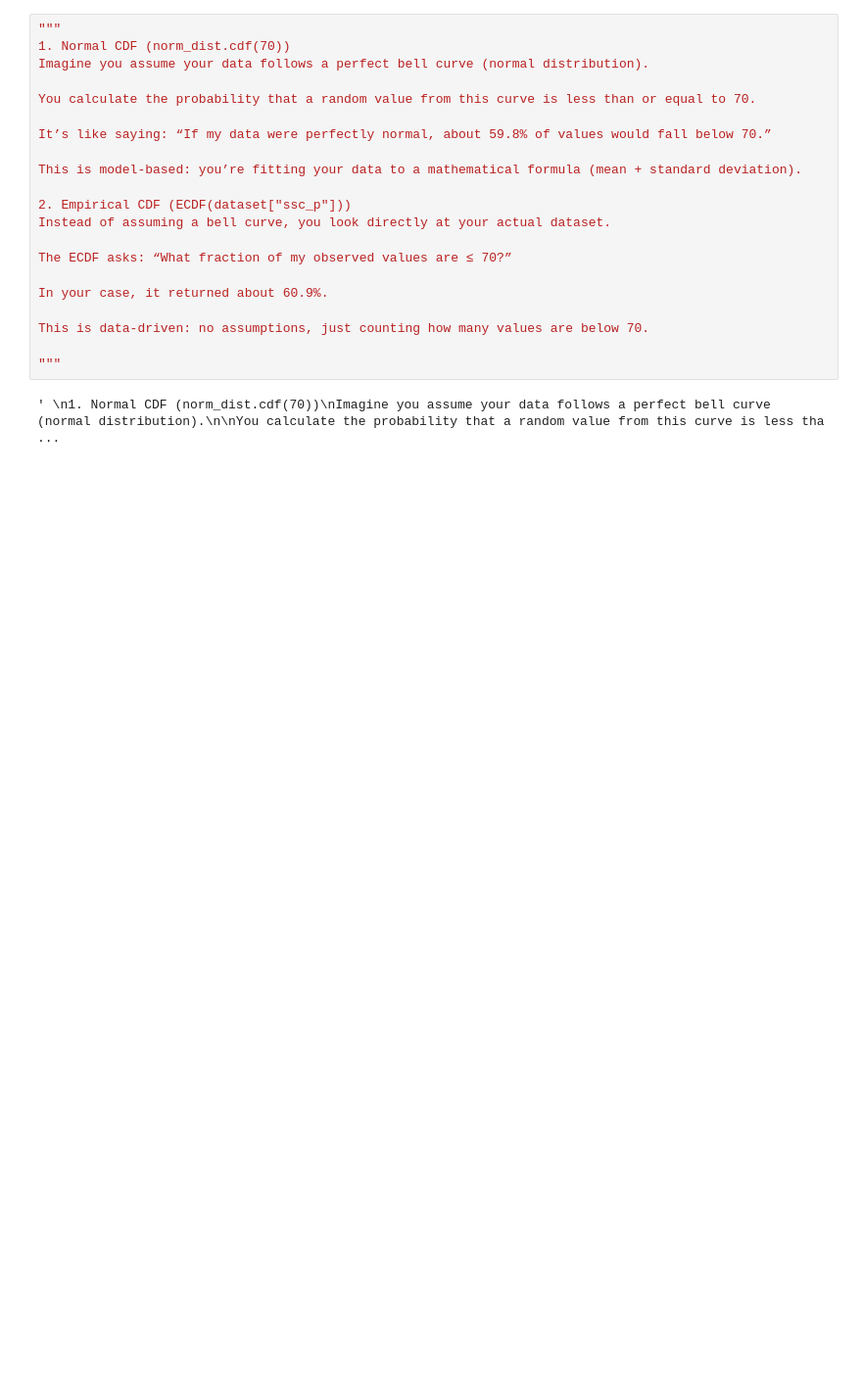
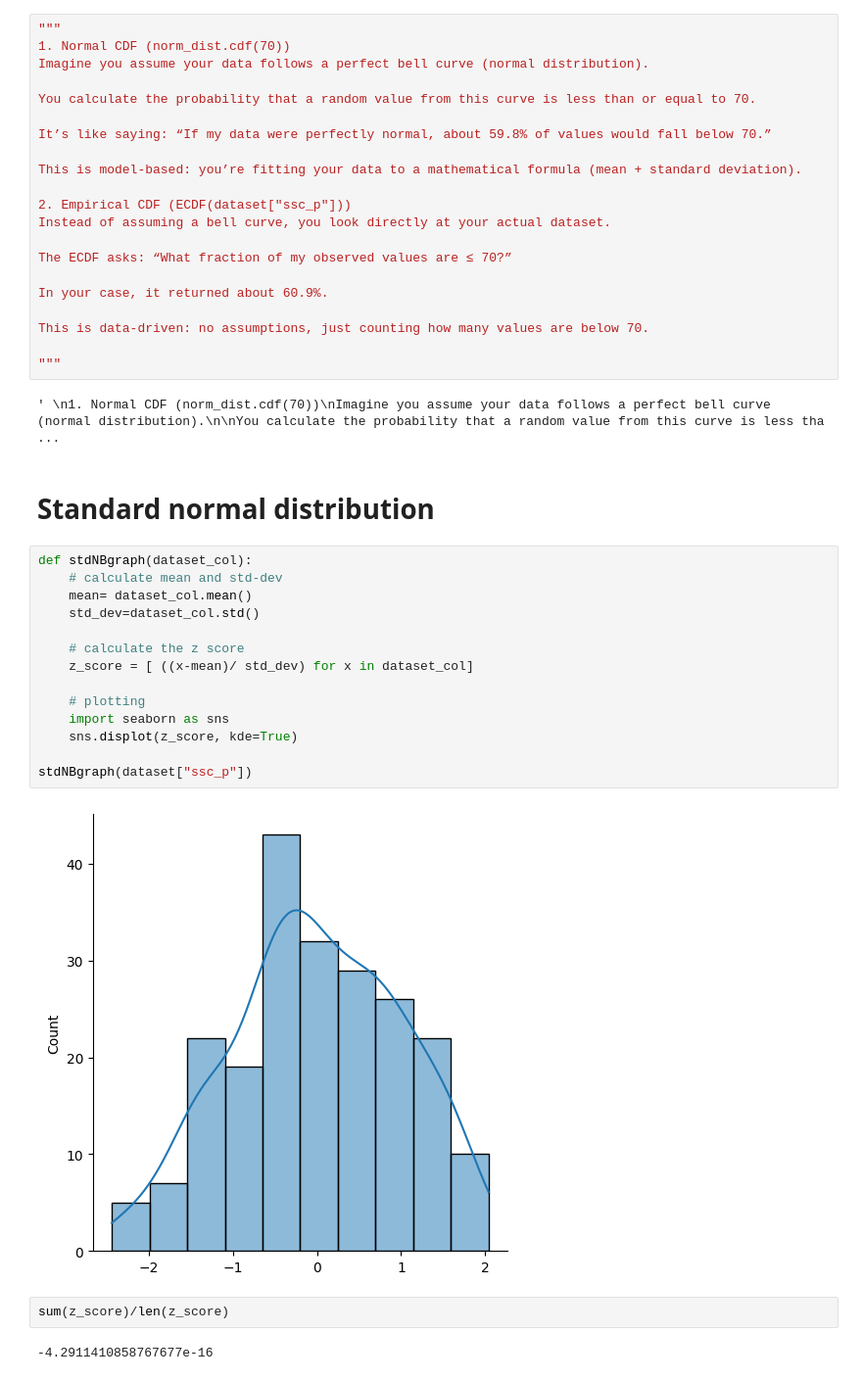
Before and after one commit to krthiksha/DataScience_UnivariateAnalysis, a Jupyter notebook: 5. Normal Distribution.ipynb, the cells around one changed output. Shown at 98% size. Drawn from its saved outputs; the diff is of its cells as text; blank space fills up the shorter version.

Commit message:
std normal distribution

```diff
--- a/5. Normal Distribution.ipynb
+++ b/5. Normal Distribution.ipynb
@@ -386,3 +385,25 @@ This is data-driven: no assumptions, just counting how many values are below 70.
 """
 # %% [output]
 ' \n1. Normal CDF (norm_dist.cdf(70))\nImagine you assume your data follows a perfect bell curve (normal distribution).\n\nYou calculate the probability that a random value from this curve is less tha ...
+# %% [markdown]
+# Standard normal distribution
+# %%
+def stdNBgraph(dataset_col):
+    # calculate mean and std-dev
+    mean= dataset_col.mean()
+    std_dev=dataset_col.std()
+
+    # calculate the z score
+    z_score = [ ((x-mean)/ std_dev) for x in dataset_col]
+
+    # plotting
+    import seaborn as sns
+    sns.displot(z_score, kde=True)
+
+stdNBgraph(dataset["ssc_p"])
+# %% [output]
+[figure, added]
+# %%
+sum(z_score)/len(z_score)
+# %% [output]
+-4.2911410858767677e-16
```
Also changed, not shown: parts of 4 cells of this notebook.
